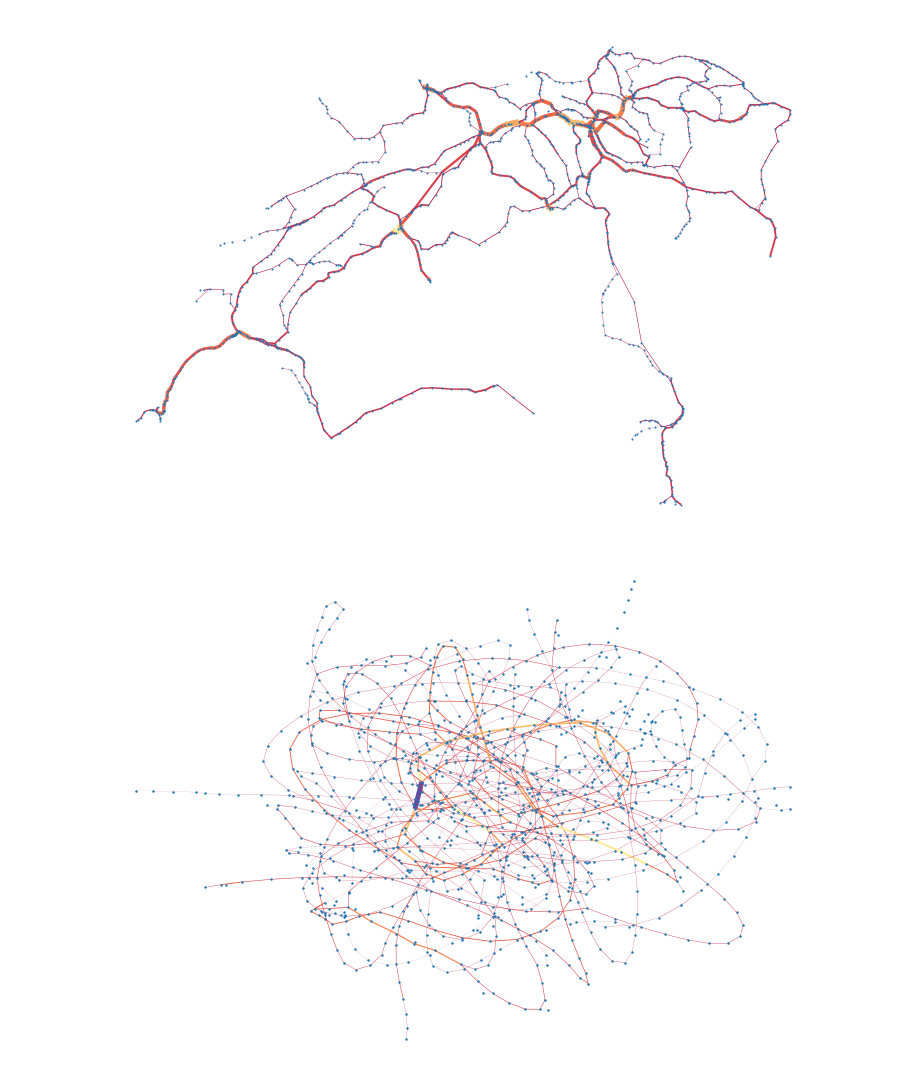
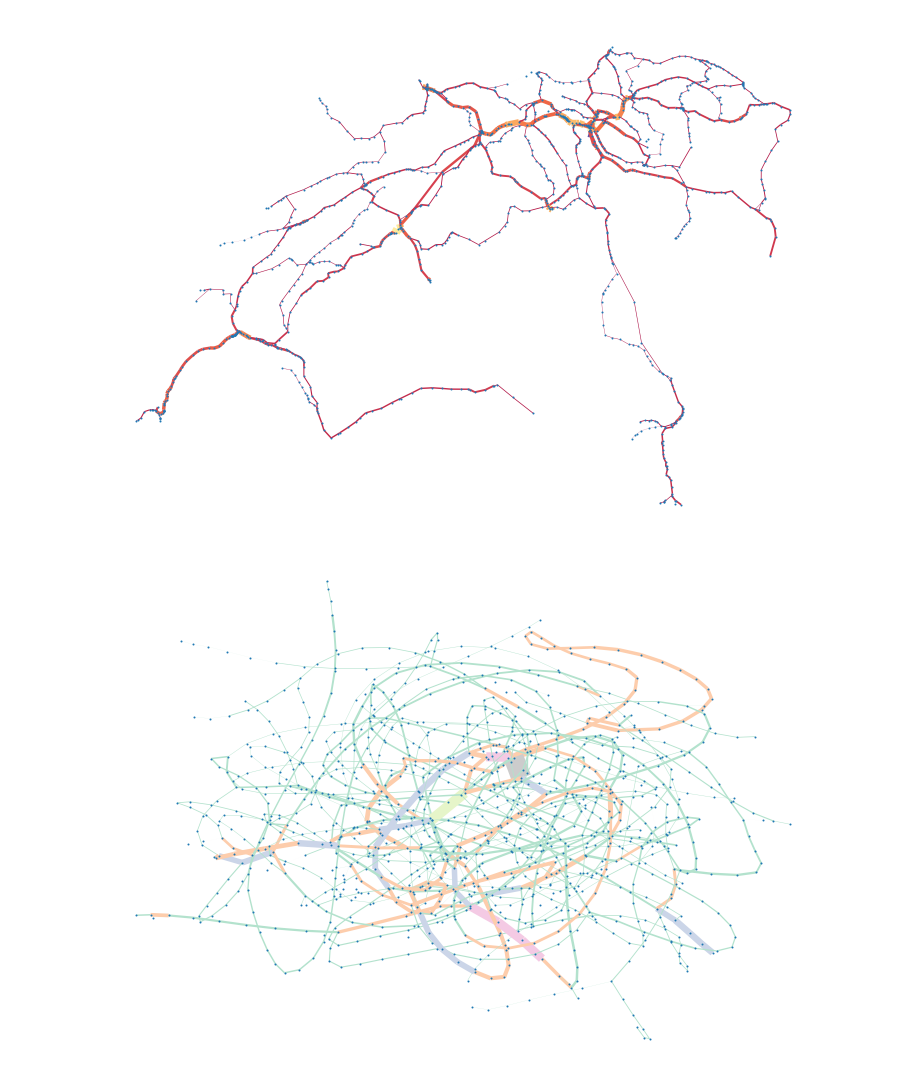
Before and after one commit to GAnagno/Social-Web, a Jupyter notebook: SBB.ipynb, the cells around one changed output. Drawn from its saved outputs; the diff is of its cells as text; code cells hidden in the pictures.

```diff
--- a/SBB.ipynb
+++ b/SBB.ipynb
@@ -73,5 +73,5 @@ my_pos = nx.spring_layout(G, seed=5)
 # %%
 plt.figure(figsize = (10,7))
-nx.draw(G, pos=my_pos, edge_color=color, with_labels=False, node_size=2 , width=color*5, edge_cmap=plt.cm.Spectral)
+nx.draw(G, pos=my_pos, edge_color=color, with_labels=False, node_size=1 , width=color*20, edge_cmap=plt.cm.Pastel2)
 # %% [output]
-[figure, old version]
+[figure, new version]
```
Also changed, not shown: parts of 1 cell of this notebook.
